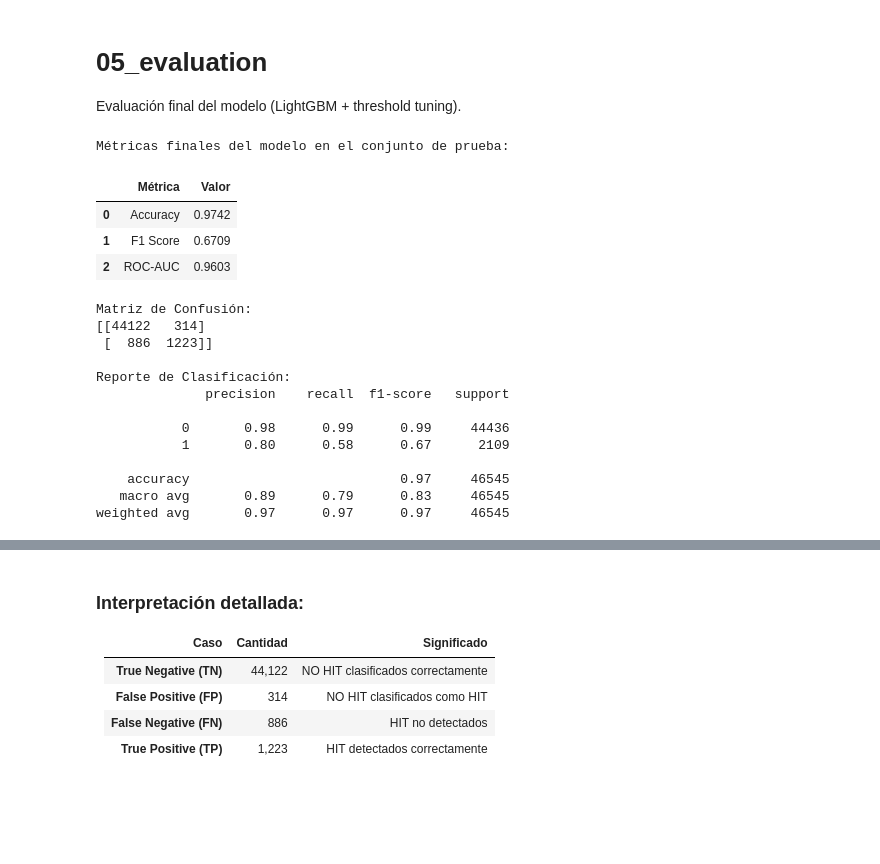
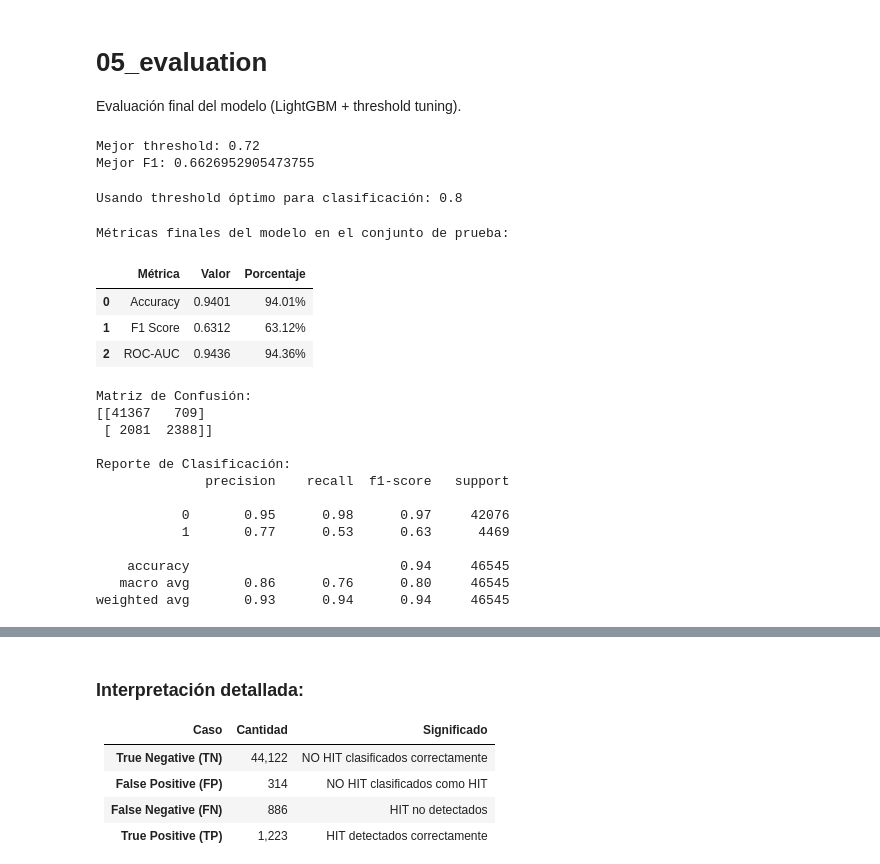
Before and after one commit to jmf-uniandes/pre-training, a Jupyter notebook: notebooks/05_model_evaluation.ipynb, the cells around one changed output, grey strips where cells are left out. Drawn from its saved outputs; the diff is of its cells as text; code cells hidden in the pictures; blank space fills up the shorter version.

```diff
--- a/notebooks/05_model_evaluation.ipynb
+++ b/notebooks/05_model_evaluation.ipynb
@@ -12,6 +13,6 @@ set_config(transform_output="pandas")
 from IPython.display import display
 # %%
 # Cargar modelo y datos de prueba
-pipeline = joblib.load('../models/model_pipeline.pkl')
+pipeline = joblib.load('../models/model_pipeline.joblib')
 X_test = pd.read_csv('../data/processed/X_test.csv')
 y_test = pd.read_csv('../data/processed/y_test.csv').values.ravel()
@@ -18,46 +22,69 @@ y_test = pd.read_csv('../data/processed/y_test.csv').values.ravel()
+# %%
+# Buscar mejor threshold (F1 óptimo)
+thresholds = np.arange(0.0, 1.0, 0.01)
+
+f1_scores = [
+    f1_score(y_test, (y_proba_test >= t).astype(int))
+    for t in thresholds
+]
+
+best_t = thresholds[np.argmax(f1_scores)]
+best_f1 = max(f1_scores)
+
+print("Mejor threshold:", best_t)
+print("Mejor F1:", best_f1)
+# %% [output]
+Mejor threshold: 0.72
+Mejor F1: 0.6626952905473755
 # %%
 # Probabilidades en TEST
 y_proba_test = pipeline.predict_proba(X_test)[:, 1]
-best_t = 0.8 #0.795
+best_t = 0.8
+print("Usando threshold óptimo para clasificación:", best_t)
 y_pred_opt = (y_proba_test >= best_t).astype(int)
+# %% [output]
+Usando threshold óptimo para clasificación: 0.8
 # %%
-# Métricas finales
 # Métricas finales
 acc = accuracy_score(y_test, y_pred_opt)
 f1 = f1_score(y_test, y_pred_opt)
 auc = roc_auc_score(y_test, y_proba_test)
 cm = confusion_matrix(y_test, y_pred_opt)
 
 print("Métricas finales del modelo en el conjunto de prueba:")
-
 resultados = pd.DataFrame({
     "Métrica": ["Accuracy", "F1 Score", "ROC-AUC"],
-    "Valor": [round(acc, 4), round(f1, 4), round(auc, 4)]
+    "Valor": [round(acc, 4), round(f1, 4), round(auc, 4)],
+    "Porcentaje": [
+        f"{round(acc * 100, 2)}%",
+        f"{round(f1 * 100, 2)}%",
+        f"{round(auc * 100, 2)}%"
+    ]
 })
 
 display(resultados)
 
 print("\nMatriz de Confusión:")
 print(cm)
 
 print("\nReporte de Clasificación:")
 print(classification_report(y_test, y_pred_opt))
 # %% [output]
 Métricas finales del modelo en el conjunto de prueba:
-|  | Métrica | Valor |
-| 0 | Accuracy | 0.9742 |
-| 1 | F1 Score | 0.6709 |
-| 2 | ROC-AUC | 0.9603 |
+|  | Métrica | Valor | Porcentaje |
+| 0 | Accuracy | 0.9401 | 94.01% |
+| 1 | F1 Score | 0.6312 | 63.12% |
+| 2 | ROC-AUC | 0.9436 | 94.36% |
 Matriz de Confusión:
-[[44122   314]
- [  886  1223]]
+[[41367   709]
+ [ 2081  2388]]
 
 Reporte de Clasificación:
               precision    recall  f1-score   support
 
-           0       0.98      0.99      0.99     44436
-           1       0.80      0.58      0.67      2109
+           0       0.95      0.98      0.97     42076
+           1       0.77      0.53      0.63      4469
 
-    accuracy                           0.97     46545
-   macro avg       0.89      0.79      0.83     46545
-weighted avg       0.97      0.97      0.97     46545
+    accuracy                           0.94     46545
+   macro avg       0.86      0.76      0.80     46545
+weighted avg       0.93      0.94      0.94     46545
```
Also changed, not shown: parts of 3 cells of this notebook, 9 other files.
